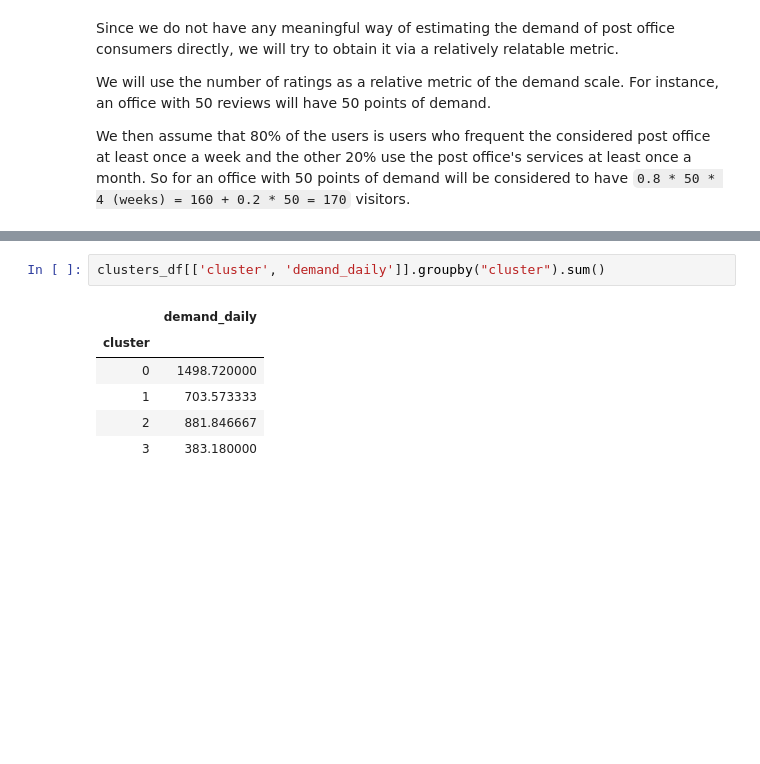
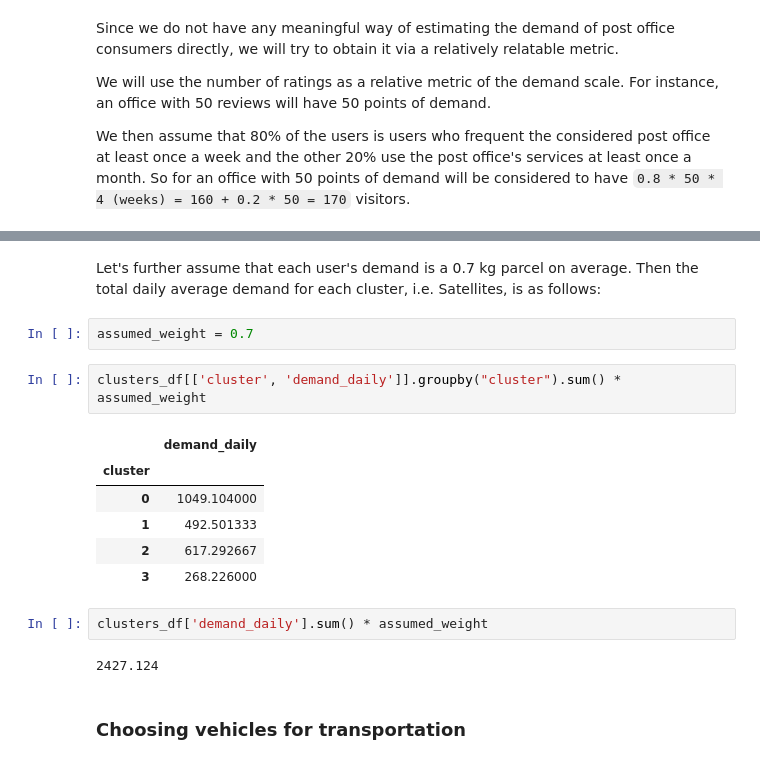
Before and after one commit to okhrimchuk/research, a Jupyter notebook: 2EVRP.ipynb, the cells around one changed output, grey strips where cells are left out. Saved outputs shown, nothing was run; the diff lists cells and outputs as text; blank space fills up the shorter version.

```diff
--- a/2EVRP.ipynb
+++ b/2EVRP.ipynb
@@ -965,9 +968,20 @@ for cluster in clusters_df['cluster'].unique():
+# %% [markdown]
+Let's further assume that each user's demand is a 0.7 kg parcel on average. Then the total daily average demand for each cluster, i.e. Satellites, is as follows:
+# %%
+assumed_weight = 0.7
 # %%
-clusters_df[['cluster', 'demand_daily']].groupby("cluster").sum()
+clusters_df[['cluster', 'demand_daily']].groupby("cluster").sum() * assumed_weight
 # %% [output]
 |  | demand_daily |
 | cluster |  |
-| 0 | 1498.720000 |
-| 1 | 703.573333 |
-| 2 | 881.846667 |
-| 3 | 383.180000 |
+| 0 | 1049.104000 |
+| 1 | 492.501333 |
+| 2 | 617.292667 |
+| 3 | 268.226000 |
+# %%
+clusters_df['demand_daily'].sum() * assumed_weight
+# %% [output]
+2427.124
+# %% [markdown]
+<a name="vehicles"></a>
+### Choosing vehicles for transportation
```
Also changed, not shown: parts of 71 cells of this notebook, 6 other files.
